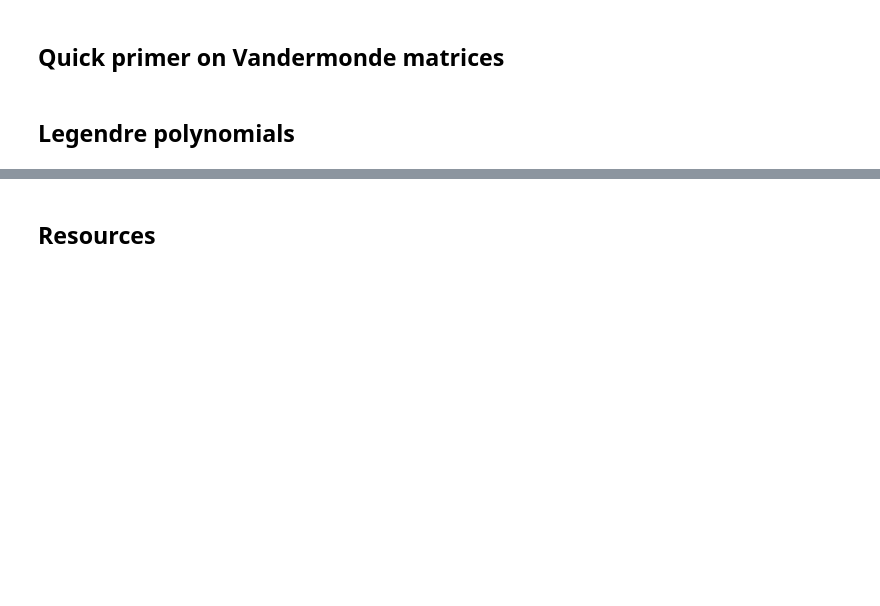
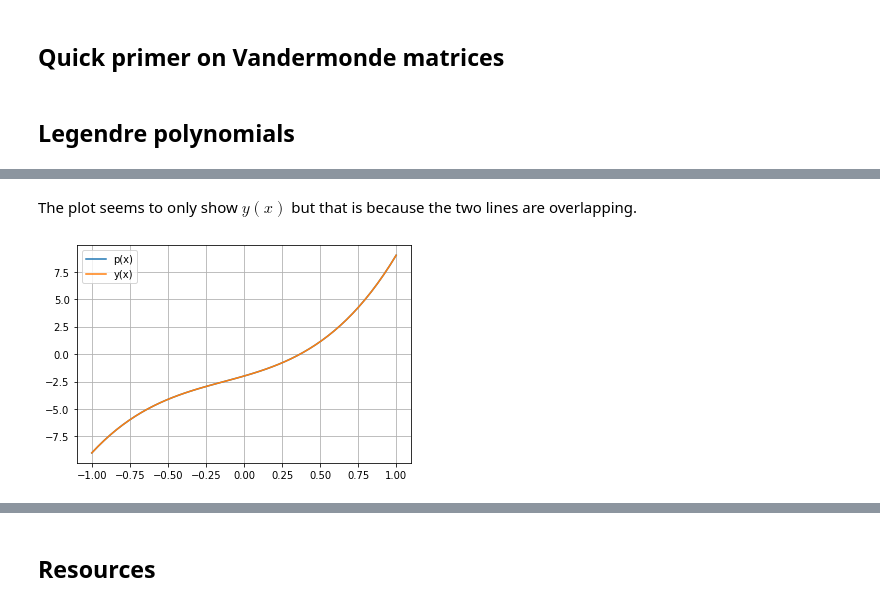
Before and after one commit to matsumotosan/numerical-linear-algebra, a Jupyter notebook: Gauss-Legendre Quadrature.ipynb, the cells around one changed output, grey strips where cells are left out. Cells and saved outputs as stored; diff of their text form; code cells hidden in the pictures; blank space fills up the shorter version.

```diff
--- a/Gauss-Legendre Quadrature.ipynb
+++ b/Gauss-Legendre Quadrature.ipynb
@@ -28,0 +146,20 @@ Just as orthonormal vectors serve as a basis for some vector subspace, Legendre
+# %%
+N = 4
+xi = np.linspace(-1,1,N)
+yi = 5 * xi ** 3 + 2 * xi ** 2 + 4 * xi - 2
+
+a = np.vander(xi,N,increasing=True)
+c = np.linalg.solve(a,yi)
+# %% [markdown]
+The plot seems to only show $y(x)$ but that is because the two lines are overlapping.
+# %%
+x = np.linspace(-1,1)
+p = c[0] + c[1] * x + c[2] * x ** 2 + c[3] * x ** 3
+y = 5 * x ** 3 + 2 * x ** 2 + 4 * x - 2
+
+plt.plot(x,p);
+plt.plot(x,y);
+plt.grid(True);
+plt.legend(('p(x)','y(x)'));
+# %% [output]
+[figure, added]
```
Also changed, not shown: parts of 29 cells of this notebook.
